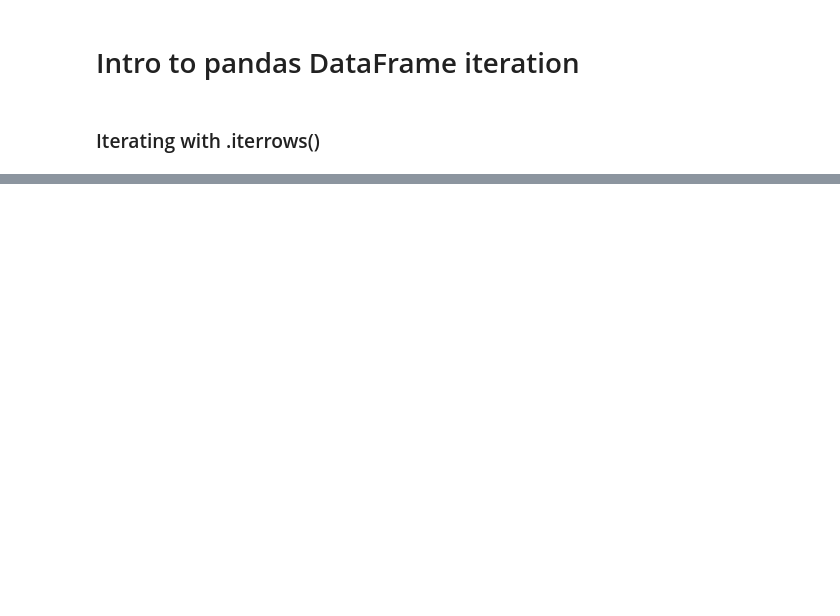
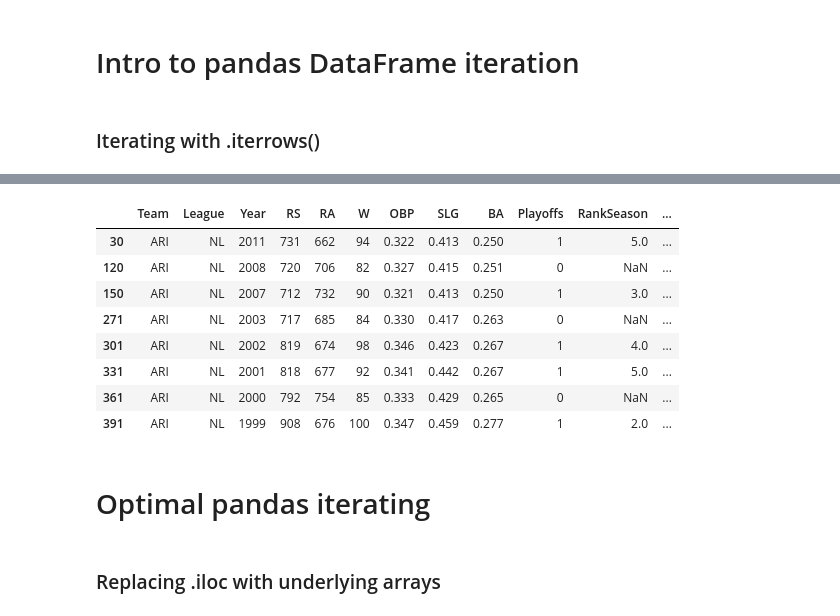
Before and after one commit to harrystaley/DataCamp, a Jupyter notebook: courses/Writing Efficient Python Code/4 Basic pandas optimizations.ipynb, the cells around one changed output, grey strips where cells are left out. Drawn from its saved outputs; the diff is of its cells as text; code cells hidden in the pictures; blank space fills up the shorter version.

```diff
--- a/courses/Writing Efficient Python Code/4 Basic pandas optimizations.ipynb
+++ b/courses/Writing Efficient Python Code/4 Basic pandas optimizations.ipynb
@@ -65,0 +137,15 @@ Name: 4, dtype: object)
+# %%
+run_diffs = []
+
+# Loop over the DataFrame and calculate each row's run differential
+for row in yankees_df.itertuples():
+    runs_scored = row.RS
+    runs_allowed = row.RA
+
+    run_diff = calc_run_diff(runs_scored, runs_allowed)
+
+    run_diffs.append(run_diff)
+
+# Append new column
+yankees_df['RD'] = run_diffs
+print(yankees_df)
@@ -65,0 +259,22 @@ Name: 4, dtype: object)
+# %%
+dbacks_df = baseball_df[baseball_df['Team'] == 'ARI']
+# %%
+import numpy as np
+
+def calc_win_perc(wins, games_played):
+    win_perc = wins / games_played
+    return np.round(win_perc,2)
+# %%
+# Display the first five rows of the DataFrame
+print(dbacks_df.head())
+
+# Create a win percentage Series
+win_percs = dbacks_df.apply(lambda row: calc_win_perc(row['W'], row['G']), axis=1)
+print(win_percs, '\n')
+
+# Append a new column to dbacks_df
+dbacks_df['WP'] = win_percs
+print(dbacks_df, '\n')
+
+# Display dbacks_df where WP is greater than 0.50
+print(dbacks_df[dbacks_df['WP'] >= 0.50])
@@ -65,0 +304,17 @@ Name: 4, dtype: object)
+# %%
+# to find the year where the Diamondbacks Win Percentage was greater than 0.50.
+dbacks_df.loc[dbacks_df['WP'] > 0.5]
+# %% [output]
+|  | Team | League | Year | RS | RA | W | OBP | SLG | BA | Playoffs | RankSeason | ... |
+| 30 | ARI | NL | 2011 | 731 | 662 | 94 | 0.322 | 0.413 | 0.250 | 1 | 5.0 | ... |
+| 120 | ARI | NL | 2008 | 720 | 706 | 82 | 0.327 | 0.415 | 0.251 | 0 | NaN | ... |
+| 150 | ARI | NL | 2007 | 712 | 732 | 90 | 0.321 | 0.413 | 0.250 | 1 | 3.0 | ... |
+| 271 | ARI | NL | 2003 | 717 | 685 | 84 | 0.330 | 0.417 | 0.263 | 0 | NaN | ... |
+| 301 | ARI | NL | 2002 | 819 | 674 | 98 | 0.346 | 0.423 | 0.267 | 1 | 4.0 | ... |
+| 331 | ARI | NL | 2001 | 818 | 677 | 92 | 0.341 | 0.442 | 0.267 | 1 | 5.0 | ... |
+| 361 | ARI | NL | 2000 | 792 | 754 | 85 | 0.333 | 0.429 | 0.265 | 0 | NaN | ... |
+| 391 | ARI | NL | 1999 | 908 | 676 | 100 | 0.347 | 0.459 | 0.277 | 1 | 2.0 | ... |
+# %% [markdown]
+# Optimal pandas iterating
+# %% [markdown]
+### Replacing .iloc with underlying arrays
```
Also changed, not shown: parts of 33 cells of this notebook, 5 other files.
